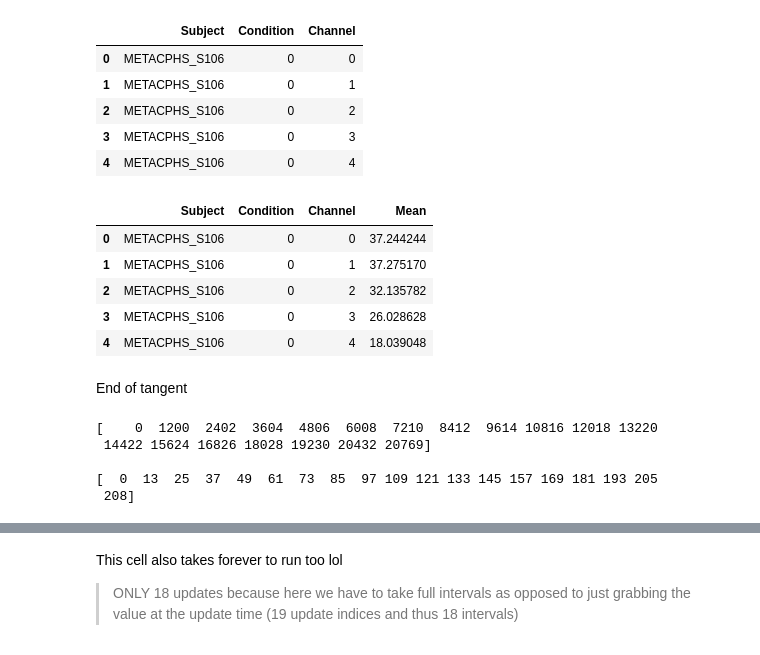
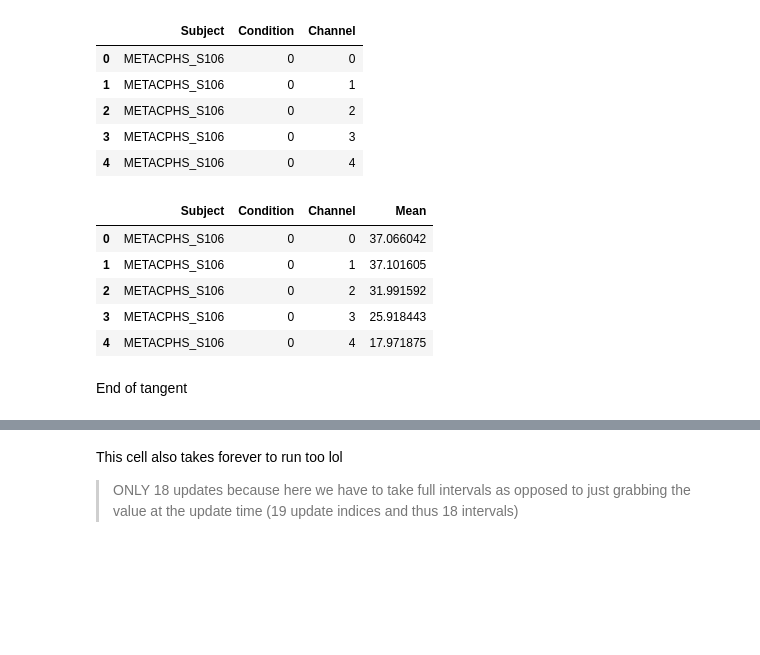
Before and after one commit to kdmalc/personalization-privacy-risk, a Jupyter notebook: 106_Initial_EMG_Privacy_Attack.ipynb, the cells around one changed output, grey strips where cells are left out. Saved outputs shown, nothing was run; the diff lists cells and outputs as text; code cells hidden in the pictures; blank space fills up the shorter version.

```diff
--- a/106_Initial_EMG_Privacy_Attack.ipynb
+++ b/106_Initial_EMG_Privacy_Attack.ipynb
@@ -86,6 +69,11 @@ labels_df.head()
 # %%
-envelope_df = emg_data_df.groupby(np.arange(len(emg_data_df.columns))//100, axis=1).mean()
+envelope_df50 = pd.read_csv("Data\envelope_df50.csv")
+envelope_df100 = pd.read_csv("Data\envelope_df100.csv")
+envelope_df150 = pd.read_csv("Data\envelope_df150.csv")
+envelope_df200 = pd.read_csv("Data\envelope_df200.csv")
+envelope_df250 = pd.read_csv("Data\envelope_df250.csv")
+envelope_df300 = pd.read_csv("Data\envelope_df300.csv")
 
-print(envelope_df.shape)
-envelope_df.head()
+print(envelope_df100.shape)
+envelope_df100.head()
 # %% [output]
@@ -153,27 +130,14 @@ emg_labels_df.head()
 | 3 | METACPHS_S106 | 0 | 3 |
 | 4 | METACPHS_S106 | 0 | 4 |
 # %%
-emg_labels_df['Mean'] = envelope_df.mean(axis=1)
+emg_labels_df['Mean'] = envelope_df100.mean(axis=1)
 emg_labels_df.head()
 # %% [output]
 |  | Subject | Condition | Channel | Mean |
-| 0 | METACPHS_S106 | 0 | 0 | 37.244244 |
-| 1 | METACPHS_S106 | 0 | 1 | 37.275170 |
-| 2 | METACPHS_S106 | 0 | 2 | 32.135782 |
-| 3 | METACPHS_S106 | 0 | 3 | 26.028628 |
-| 4 | METACPHS_S106 | 0 | 4 | 18.039048 |
+| 0 | METACPHS_S106 | 0 | 0 | 37.066042 |
+| 1 | METACPHS_S106 | 0 | 1 | 37.101605 |
+| 2 | METACPHS_S106 | 0 | 2 | 31.991592 |
+| 3 | METACPHS_S106 | 0 | 3 | 25.918443 |
+| 4 | METACPHS_S106 | 0 | 4 | 17.971875 |
 # %% [markdown]
 End of tangent
-# %%
-print(update_ix)
-print()
-
-# Scale update_ix to be for the new envelope_df, as it is currently meant for the original dataset
-env_update_ix = np.array(np.ceil(update_ix/20770*envelope_df.shape[1]), dtype='int')
-print(env_update_ix)
-# %% [output]
-[    0  1200  2402  3604  4806  6008  7210  8412  9614 10816 12018 13220
- 14422 15624 16826 18028 19230 20432 20769]
-
-[  0  13  25  37  49  61  73  85  97 109 121 133 145 157 169 181 193 205
- 208]
```
Also changed, not shown: parts of 21 cells of this notebook, 5 other files.
